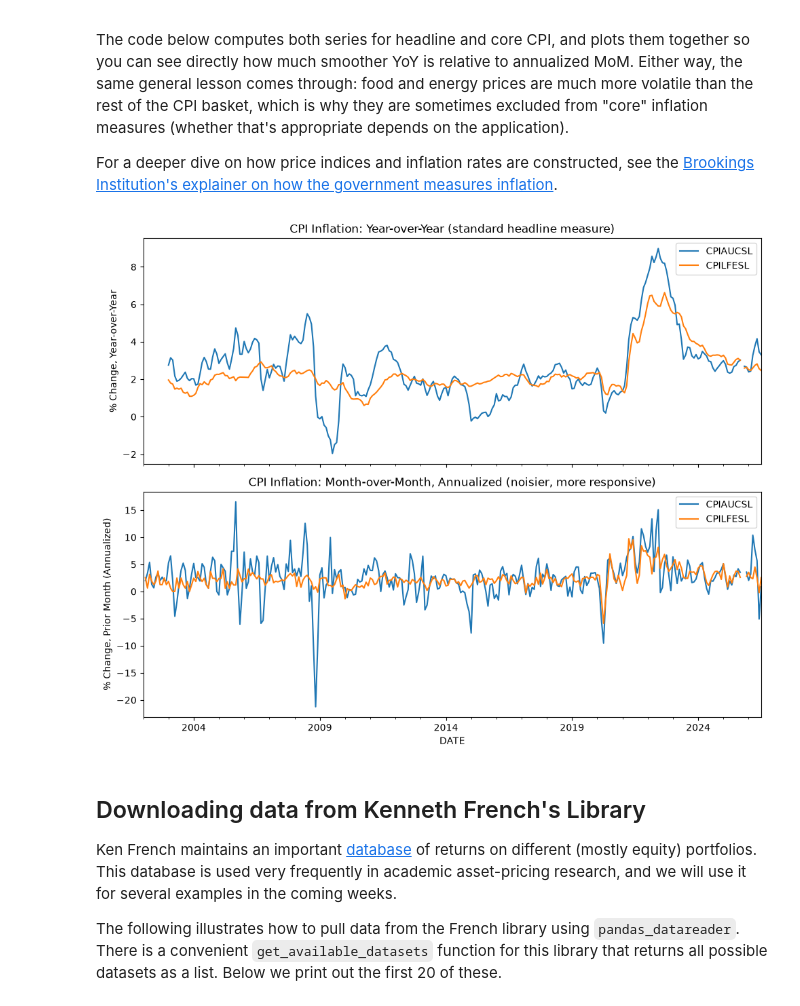
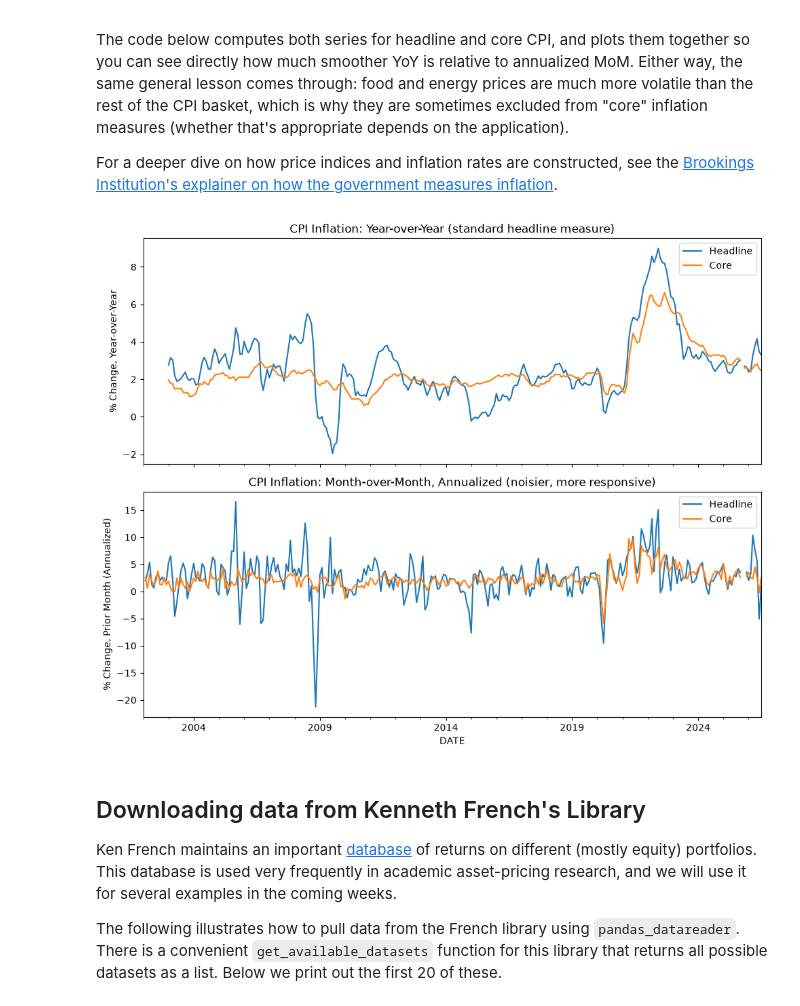
Before and after one commit to bradleypaye/fin4414, a Jupyter notebook: notebooks/Accessing_Data.ipynb, the cells around one changed output. Drawn from its saved outputs; the diff is of its cells as text; code cells hidden in the pictures.

```diff
--- a/notebooks/Accessing_Data.ipynb
+++ b/notebooks/Accessing_Data.ipynb
@@ -233,30 +233,36 @@ For a deeper dive on how price indices and inflation rates are constructed, see
 # %%
 import matplotlib.pyplot as plt
 
 # Year-over-year (YoY): percent change from the same month one year ago -- the standard
 # headline measure quoted in the financial press and by the Fed/BLS.
 inflation_yoy = 100 * cpi.pct_change(12)
 
 # Annualized month-over-month (MoM): percent change from the previous month, annualized.
 # More responsive to recent momentum, but much noisier.
 inflation_mom_annualized = 12 * 100 * cpi.pct_change()
+
+# Relabel columns for the plot legend -- CPIAUCSL/CPILFESL are the official FRED codes, but
+# "Headline"/"Core" are the terms you'll actually see in the financial press.
+series_labels = {'CPIAUCSL': 'Headline', 'CPILFESL': 'Core'}
+inflation_yoy = inflation_yoy.rename(columns=series_labels)
+inflation_mom_annualized = inflation_mom_annualized.rename(columns=series_labels)
 
 inflation_yoy.tail(10)
 
 fig, axes = plt.subplots(2, 1, figsize=(10, 8), sharex=True)
 
 inflation_yoy.plot(ax=axes[0])
 axes[0].set_ylabel('% Change, Year-over-Year')
 axes[0].set_title('CPI Inflation: Year-over-Year (standard headline measure)')
 
 inflation_mom_annualized.plot(ax=axes[1])
 axes[1].set_ylabel('% Change, Prior Month (Annualized)')
 axes[1].set_title('CPI Inflation: Month-over-Month, Annualized (noisier, more responsive)')
 
 fig.tight_layout()
 plt.show()
 # %% [output]
-[figure, old version]
+[figure, new version]
 # %% [markdown]
 ## Downloading data from Kenneth French's Library
 
```
Also changed, not shown: 1 other file.
